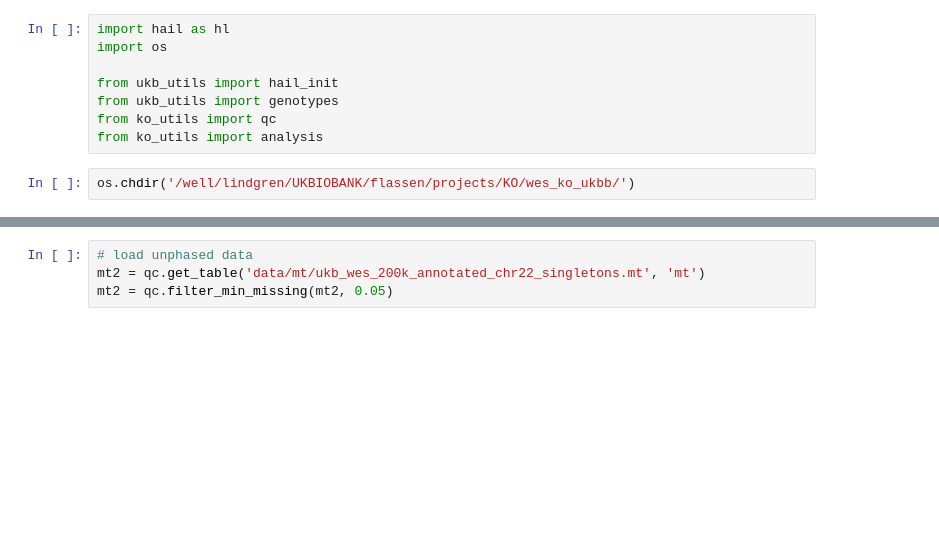
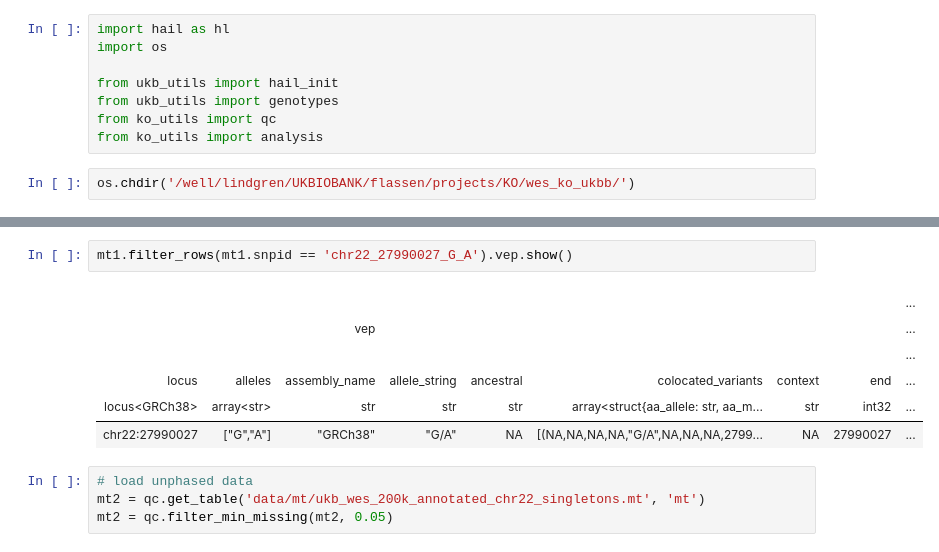
Before and after one commit to frhl/wes_ko_ukbb, a Jupyter notebook: notebooks/sandbox2.ipynb, the cells around one changed output, grey strips where cells are left out. Saved outputs shown, nothing was run; the diff lists cells and outputs as text; blank space fills up the shorter version.

```diff
--- a/notebooks/sandbox2.ipynb
+++ b/notebooks/sandbox2.ipynb
@@ -27,3 +53,12 @@ mt1 = qc.filter_max_maf(mt1, 0.02)
+# %%
+mt1.filter_rows(mt1.snpid == 'chr22_27990027_G_A').vep.show()
+# %% [output]
+|  |  |  |  |  |  |  |  | ... |
+|  |  | vep |  |  |  |  |  | ... |
+|  |  |  |  |  |  |  |  | ... |
+| locus | alleles | assembly_name | allele_string | ancestral | colocated_variants | context | end | ... |
+| locus<GRCh38> | array<str> | str | str | str | array<struct{aa_allele: str, aa_m... | str | int32 | ... |
+| chr22:27990027 | ["G","A"] | "GRCh38" | "G/A" | NA | [(NA,NA,NA,NA,"G/A",NA,NA,NA,2799... | NA | 27990027 | ... |
 # %%
 # load unphased data
 mt2 = qc.get_table('data/mt/ukb_wes_200k_annotated_chr22_singletons.mt', 'mt')
```
Also changed, not shown: parts of 3 cells of this notebook, 8 other files.
